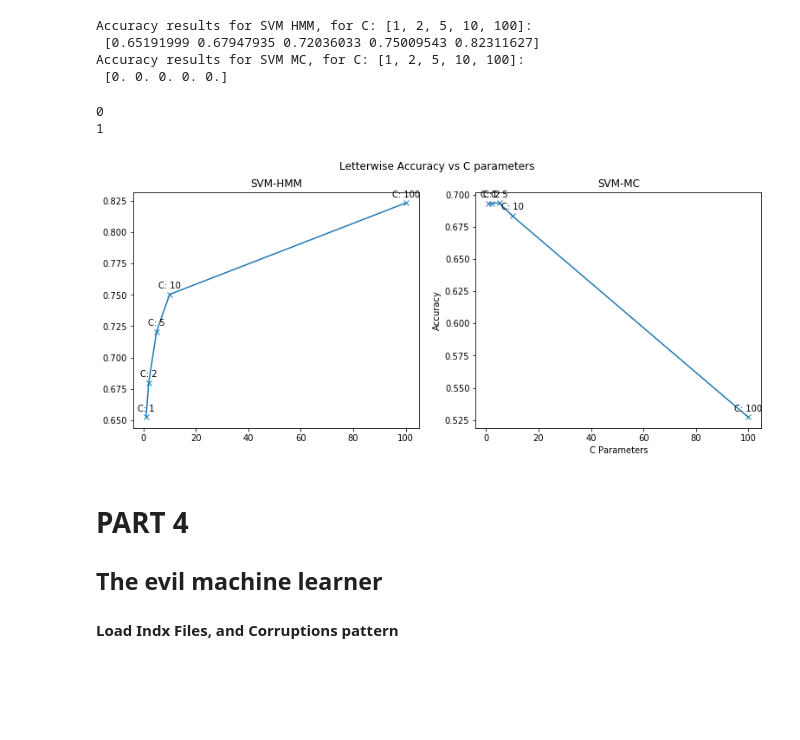
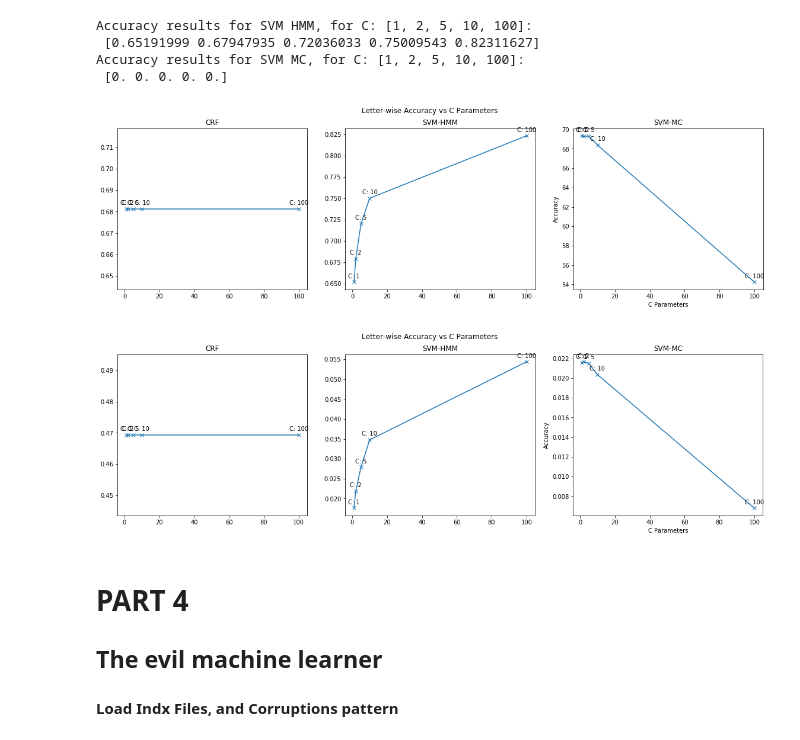
Before and after one commit to nagadakos/AML, a Jupyter notebook: Assignment_1_Programming/code/crf_top.ipynb, the cells around one changed output. Drawn from its saved outputs; the diff is of its cells as text; code cells hidden in the pictures; blank space fills up the shorter version.

```diff
--- a/Assignment_1_Programming/code/crf_top.ipynb
+++ b/Assignment_1_Programming/code/crf_top.ipynb
@@ -563,7 +563,7 @@ def crf_train(inTrainD, c, saveModelFile = None):
 
 # ---------------------------------------------------------------------------
 
-def crf_test(inTestD, w,t, c, labels=None, inWordIdxs = None,outFile = False):
+def crf_test(inTestD, w,t, c, labels=None, inWordIdxs = None,outFile = False, verboseInter = None):
 
     """ DESCRIPTION: Thisfunction will decote input sequence, produce leeter and word sie acc score and optionally write the
                      resulting decoded sequence to a file!
@@ -584,7 +584,7 @@ def crf_test(inTestD, w,t, c, labels=None, inWordIdxs = None,outFile = False):
     wordEnd = inWordIdxs[firstWord-1]
     # Decode each word
     for i, limit in enumerate(inWordIdxs[firstWord:]):
-        if i %500 == 0:
+        if verboseInter is not None and i %500 == 0:
             print("Decoded up to word: " + str(i))
         wordStart = wordEnd
         wordEnd = limit
@@ -624,7 +624,7 @@ lblTrainD, lblTestD = append_label_to_crf_data(trainD, testD, sanTrainLabels, sa
 saveModelFile = os.path.join(resPath, 'solution.txt')
 saveAccFile = os.path.join(resPath, 'trained_crf_c_1000.txt')
 c = 10
-#letterAcc, wordAcc = evaluate_crf(lblTrainD[0:20], lblTestD, c, saveModelFile = saveModelFile, saveAccFile = saveAccFile)
+#letterAcc, wordAcc = evaluate_crf(lblTrainD[0:20], lblTestD, c, verboseInter = 500, saveModelFile = saveModelFile, saveAccFile = saveAccFile)
 # %% [markdown]
 # Part 3 Benchmarking with SVM!
 # %% [markdown]
@@ -763,7 +760,29 @@ def get_svm_hmm_results(predFile, gTruth = None):
     #acc = np.sum(predClass == trueClass) / trueClass.shape[0]
     return predClass
 # -------------------------------------
-def plot_accuracy(cParams, accs, labels= None):
+# ----------------------------------------------------------------------
+def evaluate_predictions(pred, letterLabels, wordIdxs):
+    letterAcc, wordAcc = 0,0
+    firstWord = 1
+    wordEnd = wordIdxs[firstWord-1]
+    for i, limit in enumerate(wordIdxs[firstWord:]):
+        #if i %500 == 0:
+        wordStart = wordEnd
+        wordEnd = limit
+
+        decSeq = pred[wordStart:wordEnd]
+        # Get correct labels
+        res = np.sum((decSeq == letterLabels[wordStart:wordEnd]).astype(int))     # find the number of labels that are equal to ground Truth
+        letterAcc += res                                                              # Letterwise acc is increases for every match found
+        wordAcc += 1 if res == decSeq.shape[0] else 0                                 # word acc increases only when ALL labels are correct
+    # Average out letter-wise acc over all letter and word-wise over all words.
+    print(wordEnd)
+    print(letterAcc)
+    letterAcc /= pred.shape[0]
+    wordAcc /= wordIdxs[-1]
+    return letterAcc, wordAcc
+# ----------------------------------------------------------------------
+def plot_accuracy(cParams, accs, labels= None, title = 'Accuracy Plot'):
     """ DESCRIPTION: THis function will produce pltos for letter wands wordwise accuracy as a function of C params.
                      It expects ndArrays.
         ARGUMENTS: xAxis(ndarray): values of C parameters.
@@ -794,7 +813,7 @@ def plot_accuracy(cParams, accs, labels= None):
                      xytext=(0,7), # distance from text to points (x,y)
                      ha='center') # horizontal alignment can be left, right or center
 
-    plt.suptitle('Letterwise Accuracy vs C parameters')
+    plt.suptitle(title)
     plt.xlabel('C Parameters')
     plt.ylabel('Accuracy')
     plt.show()
@@ -813,12 +830,14 @@ Accuracy results for SVM HMM, for C: [1, 2, 5, 10, 100]:
  [0.65191999 0.67947935 0.72036033 0.75009543 0.82311627]
 Accuracy results for SVM MC, for C: [1, 2, 5, 10, 100]:
  [0. 0. 0. 0. 0.]
-# %%
-plot_accuracy(cParams, acc[0,1:,:], labels = ['SVM-HMM', 'SVM-MC'])
-# %% [output]
-0
-1
-[figure, removed]
+# %%
+# Letter-wise Accuracy
+plot_accuracy(cParams, acc[0,:,:], labels = ['CRF','SVM-HMM', 'SVM-MC'], title = 'Letter-wise Accuracy vs C Parameters')
+# Word-wise Accuracy
+plot_accuracy(cParams, acc[1,:,:], labels = ['CRF','SVM-HMM', 'SVM-MC'], title = 'Letter-wise Accuracy vs C Parameters')
+# %% [output]
+[figure, added]
+[figure, added]
 # %% [markdown]
 # PART 4
 ## The evil machine learner
```
Also changed, not shown: parts of 14 cells of this notebook.
